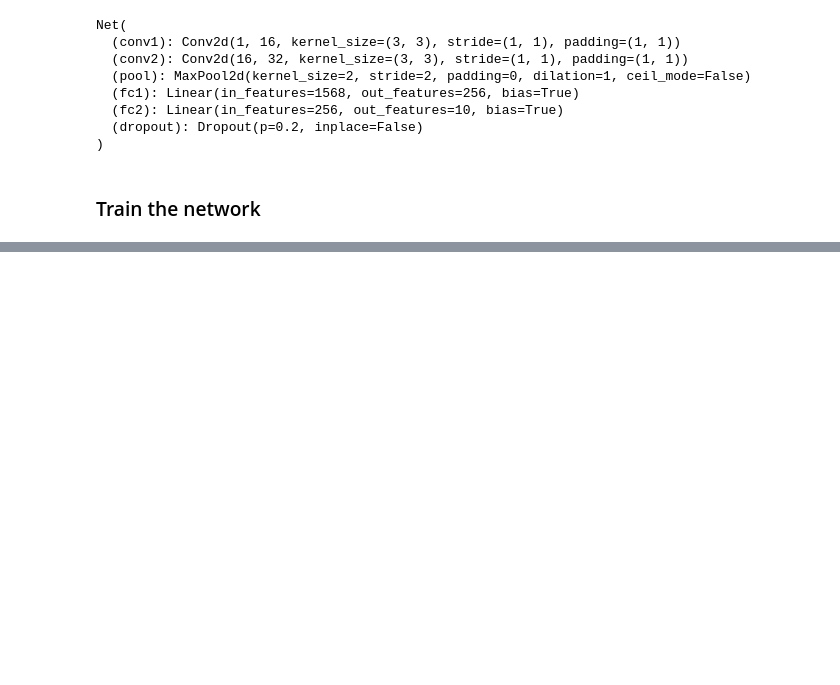
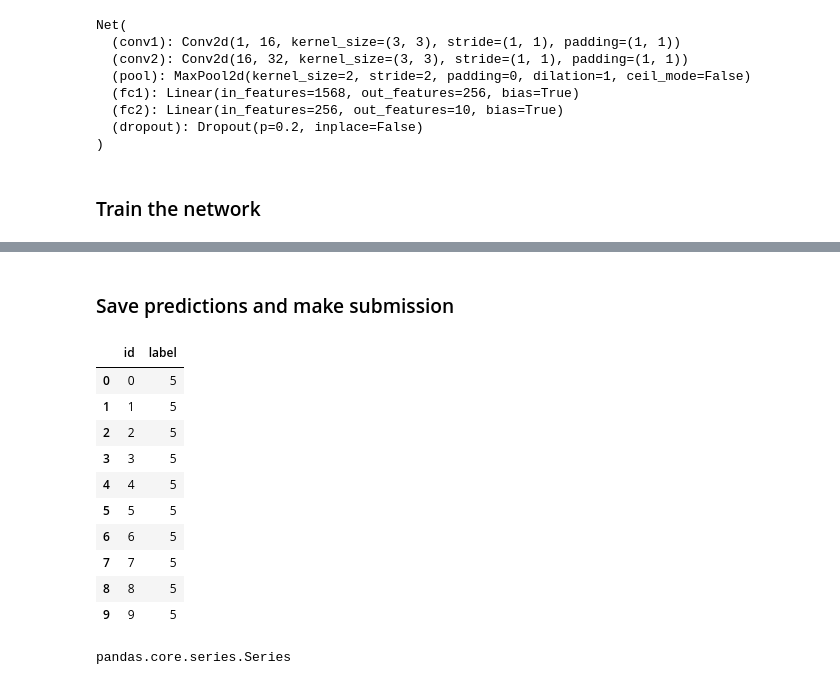
Before and after one commit to ironcladgeek/Kaggle-Competitions, a Jupyter notebook: Computer-Vision/Kannada-MNIST/Kannada-MNIST_PyTorch.ipynb, the cells around one changed output, grey strips where cells are left out. Saved outputs shown, nothing was run; the diff lists cells and outputs as text; code cells hidden in the pictures; blank space fills up the shorter version.

```diff
--- a/Computer-Vision/Kannada-MNIST/Kannada-MNIST_PyTorch.ipynb
+++ b/Computer-Vision/Kannada-MNIST/Kannada-MNIST_PyTorch.ipynb
@@ -246,0 +286,21 @@ Training loss: 0.10437485209898527
+# %% [markdown]
+### Save predictions and make submission
+# %%
+sample_submission = pd.read_csv(kmnist_data_dir + '/sample_submission.csv')
+sample_submission.head(10)
+# %% [output]
+|  | id | label |
+| 0 | 0 | 5 |
+| 1 | 1 | 5 |
+| 2 | 2 | 5 |
+| 3 | 3 | 5 |
+| 4 | 4 | 5 |
+| 5 | 5 | 5 |
+| 6 | 6 | 5 |
+| 7 | 7 | 5 |
+| 8 | 8 | 5 |
+| 9 | 9 | 5 |
+# %%
+type(test_csv['id'])
+# %% [output]
+pandas.core.series.Series
```
Also changed, not shown: parts of 12 cells of this notebook.
